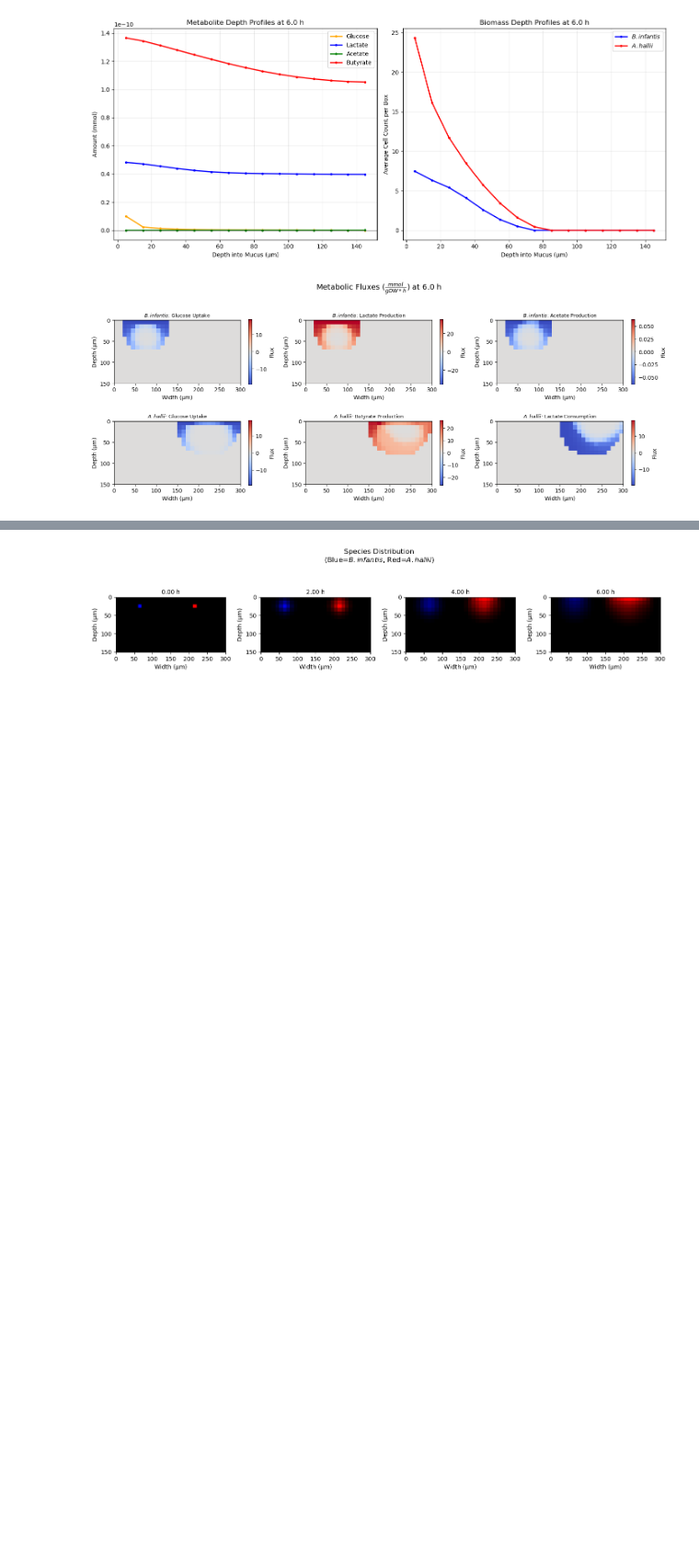
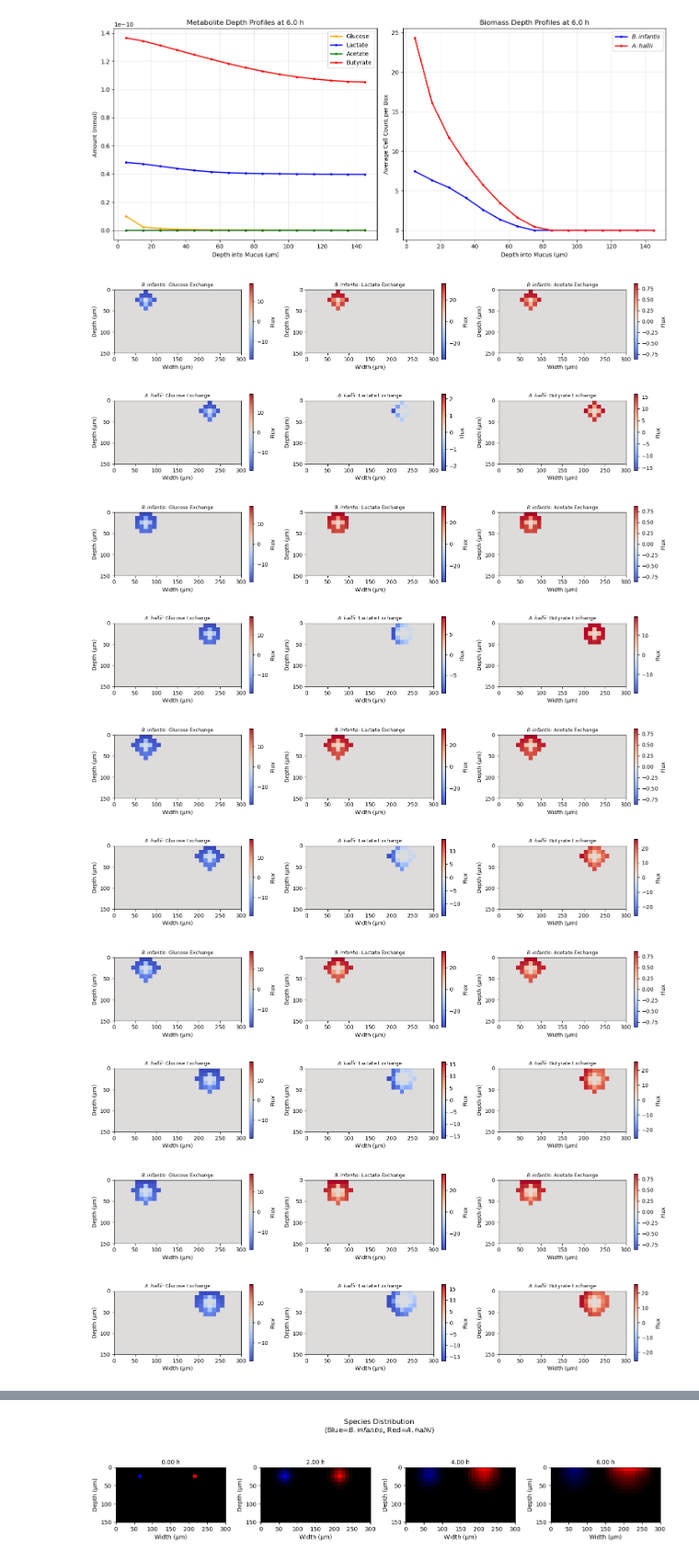
Before and after one commit to m-3-lab/SpatialFBAExample, a Jupyter notebook: Paper Code/3_3_1_Spatial.ipynb, the cells around one changed output, grey strips where cells are left out. Shown at 92% size. Drawn from its saved outputs; the diff is of its cells as text; code cells hidden in the pictures; blank space fills up the shorter version.

Commit message:
Update 3_3_1 spatial_fluxes figure
Updated 3_3_1 code to plot spatial fluxes. Added biomass flux. Formatted figure.

```diff
--- a/Paper Code/3_3_1_Spatial.ipynb
+++ b/Paper Code/3_3_1_Spatial.ipynb
@@ -661,39 +661,41 @@ plt.show()
 # %% [output]
 [figure]
 # %%
-# Key Flux Maps
-max_cycle =  int(bio['cycle'].max())
-cyc = max_cycle
+cycles = [20,40,60,80,100,120,140,160,180,200,220,240,260,280,300,320,340,360,380,400,420,440,460,480,500,520,540,560,580,600]
+for cyc in cycles:
+    flux_pairs = [
+        ('b_infantis',      'EX_glc_D(e)',  r'$\it{B. infantis}$: Glucose Exchange'),
+        ('b_infantis',      'EX_lac_L(e)',  r'$\it{B. infantis}$: Lactate Exchange'),
+        ('b_infantis',      'EX_ac(e)',     r'$\it{B. infantis}$: Acetate Exchange'),
+        ('a_hallii', 'EX_glc_D(e)',  r'$\it{A. hallii}$: Glucose Exchange'),
+        ('a_hallii', 'EX_lac_L(e)',  r'$\it{A. hallii}$: Lactate Exchange'),
+        ('a_hallii', 'EX_but(e)',    r'$\it{A. hallii}$: Butyrate Exchange'),
+    ]
 
-flux_pairs = [
-    ('b_infantis',      'EX_glc_D(e)',  r'$\it{B. infantis}$: Glucose Uptake'),
-    ('b_infantis',      'EX_lac_L(e)',  r'$\it{B. infantis}$: Lactate Production'),
-    ('b_infantis',      'EX_ac(e)',     r'$\it{B. infantis}$: Acetate Production'),
-    ('a_hallii', 'EX_glc_D(e)',  r'$\it{A. hallii}$: Glucose Uptake'),
-    ('a_hallii', 'EX_but(e)',    r'$\it{A. hallii}$: Butyrate Production'),
-    ('a_hallii', 'EX_lac_L(e)',  r'$\it{A. hallii}$: Lactate Consumption'),
-]
+    fig, axes = plt.subplots(2, 3, figsize=(15, 6))
+    axes_flat = axes.flatten()
 
-fig, axes = plt.subplots(2, 3, figsize=(15, 6))
-axes_flat = axes.flatten()
+    for idx, (species, rxn, title) in enumerate(flux_pairs):
+        ax = axes_flat[idx]
 
-for idx, (species, rxn, title) in enumerate(flux_pairs):
-    ax = axes_flat[idx]
-
-    im = sim.get_flux_image(species, rxn, cyc).astype(float)
-    vmax = max(abs(im).max(), 1e-20)
-    pcm = ax.imshow(im.T, origin='upper', cmap='coolwarm', aspect='equal',
-                    vmin=-vmax, vmax=vmax,
-                    extent=[0, GRID_X*SPACE_WIDTH*1e4, GRID_Y*SPACE_WIDTH*1e4, 0])
-    ax.set_title(title, fontsize=9)
-    ax.set_xlabel('Width (µm)')
-    ax.set_ylabel('Depth (µm)')
-    plt.colorbar(pcm, ax=ax, shrink=0.66, label=r'Flux')
+        im = sim.get_flux_image(species, rxn, cyc).astype(float)
+        vmax = max(abs(im).max(), 1e-20)
+        pcm = ax.imshow(im.T, origin='upper', cmap='coolwarm', aspect='equal',
+                        vmin=-vmax, vmax=vmax,
+                        extent=[0, GRID_X*SPACE_WIDTH*1e4, GRID_Y*SPACE_WIDTH*1e4, 0])
+        ax.set_title(title, fontsize=9)
+        ax.set_xlabel('Width (µm)')
+        ax.set_ylabel('Depth (µm)')
+        plt.colorbar(pcm, ax=ax, shrink=0.7, label=r'Flux')
 
 
-plt.suptitle(r'Metabolic Fluxes ($\frac{mmol}{gDW*h}$) at ' + f'{cyc*0.01:.1f} h', fontsize=14)
-plt.tight_layout()
-#plt.savefig('flux_maps.png', dpi=150, bbox_inches='tight')
-plt.show()
+    #plt.suptitle(r'Metabolic Fluxes ($\frac{mmol}{gDW*h}$) at ' + f'{cyc*0.01:.1f} h', fontsize=14)
+    plt.tight_layout()
+    plt.savefig('gif_spatial_fluxes/spatial_fluxes_cycle_{cyc}.png', dpi=300, bbox_inches='tight')
+    #plt.show()
 # %% [output]
-[figure, old version]
+[figure, new version]
+[figure, added]
+[figure, added]
+[figure, added]
+[figure, added]
```
Also changed, not shown: parts of 1 cell of this notebook, 3 other files.
